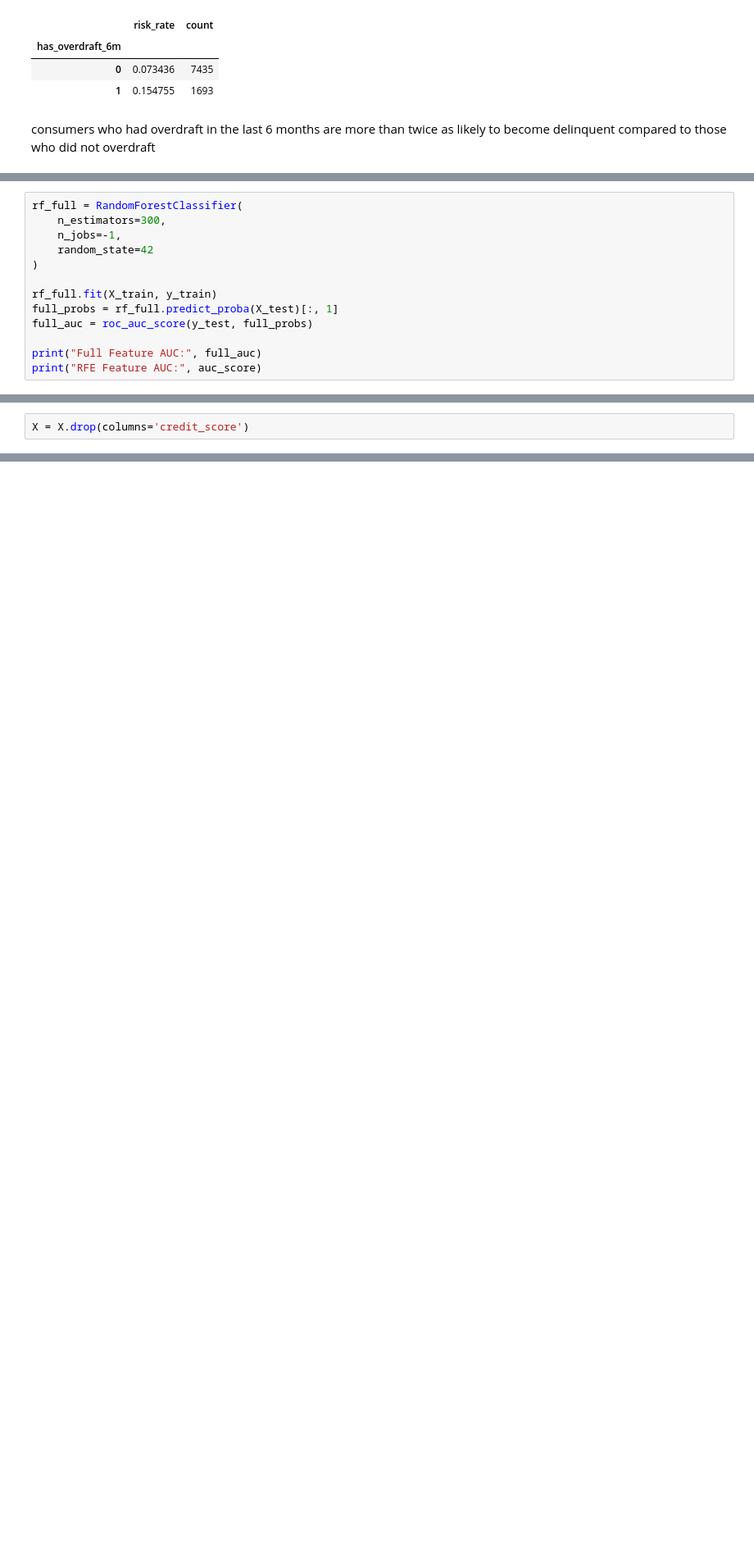
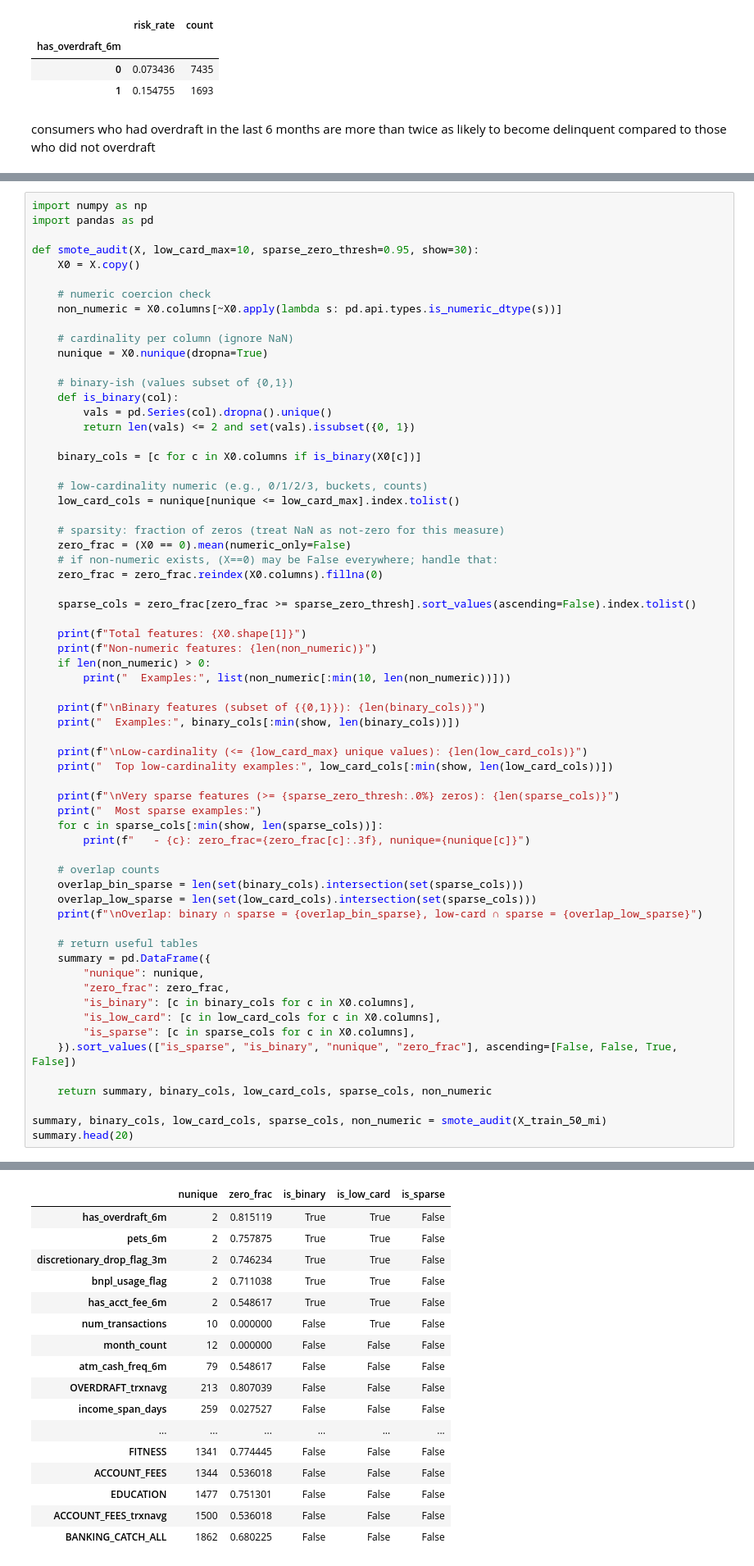
Before and after one commit to elliekwang/DSC180A_B01_2, a Jupyter notebook: Winter_2026/ellie_w5.ipynb, the cells around one changed output, grey strips where cells are left out. Shown at 82% size. Drawn from its saved outputs; the diff is of its cells as text; blank space fills up the shorter version.

```diff
--- a/Winter_2026/ellie_w5.ipynb
+++ b/Winter_2026/ellie_w5.ipynb
@@ -2463,13 +2531,0 @@ Test ROC-AUC: 0.8243893933998101
-# %%
-rf_full = RandomForestClassifier(
-    n_estimators=300,
-    n_jobs=-1,
-    random_state=42
-)
-
-rf_full.fit(X_train, y_train)
-full_probs = rf_full.predict_proba(X_test)[:, 1]
-full_auc = roc_auc_score(y_test, full_probs)
-
-print("Full Feature AUC:", full_auc)
-print("RFE Feature AUC:", auc_score)
@@ -2479,2 +2531,0 @@ RFE Feature AUC: 0.8243893933998101
-# %%
-X = X.drop(columns='credit_score')
@@ -2656,0 +2972,65 @@ CatBoost Classifier
+# %%
+import numpy as np
+import pandas as pd
+
+def smote_audit(X, low_card_max=10, sparse_zero_thresh=0.95, show=30):
+    X0 = X.copy()
+
+    # numeric coercion check
+    non_numeric = X0.columns[~X0.apply(lambda s: pd.api.types.is_numeric_dtype(s))]
+
+    # cardinality per column (ignore NaN)
+    nunique = X0.nunique(dropna=True)
+
+    # binary-ish (values subset of {0,1})
+    def is_binary(col):
+        vals = pd.Series(col).dropna().unique()
+        return len(vals) <= 2 and set(vals).issubset({0, 1})
+
+    binary_cols = [c for c in X0.columns if is_binary(X0[c])]
+
+    # low-cardinality numeric (e.g., 0/1/2/3, buckets, counts)
+    low_card_cols = nunique[nunique <= low_card_max].index.tolist()
+
+    # sparsity: fraction of zeros (treat NaN as not-zero for this measure)
+    zero_frac = (X0 == 0).mean(numeric_only=False)
+    # if non-numeric exists, (X==0) may be False everywhere; handle that:
+    zero_frac = zero_frac.reindex(X0.columns).fillna(0)
+
+    sparse_cols = zero_frac[zero_frac >= sparse_zero_thresh].sort_values(ascending=False).index.tolist()
+
+    print(f"Total features: {X0.shape[1]}")
+    print(f"Non-numeric features: {len(non_numeric)}")
+    if len(non_numeric) > 0:
+        print("  Examples:", list(non_numeric[:min(10, len(non_numeric))]))
+
+    print(f"\nBinary features (subset of {{0,1}}): {len(binary_cols)}")
+    print("  Examples:", binary_cols[:min(show, len(binary_cols))])
+
+    print(f"\nLow-cardinality (<= {low_card_max} unique values): {len(low_card_cols)}")
+    print("  Top low-cardinality examples:", low_card_cols[:min(show, len(low_card_cols))])
+
+    print(f"\nVery sparse features (>= {sparse_zero_thresh:.0%} zeros): {len(sparse_cols)}")
+    print("  Most sparse examples:")
+    for c in sparse_cols[:min(show, len(sparse_cols))]:
+        print(f"   - {c}: zero_frac={zero_frac[c]:.3f}, nunique={nunique[c]}")
+
+    # overlap counts
+    overlap_bin_sparse = len(set(binary_cols).intersection(set(sparse_cols)))
+    overlap_low_sparse = len(set(low_card_cols).intersection(set(sparse_cols)))
+    print(f"\nOverlap: binary ∩ sparse = {overlap_bin_sparse}, low-card ∩ sparse = {overlap_low_sparse}")
+
+    # return useful tables
+    summary = pd.DataFrame({
+        "nunique": nunique,
+        "zero_frac": zero_frac,
+        "is_binary": [c in binary_cols for c in X0.columns],
+        "is_low_card": [c in low_card_cols for c in X0.columns],
+        "is_sparse": [c in sparse_cols for c in X0.columns],
+    }).sort_values(["is_sparse", "is_binary", "nunique", "zero_frac"], ascending=[False, False, True, False])
+
+    return summary, binary_cols, low_card_cols, sparse_cols, non_numeric
+
+summary, binary_cols, low_card_cols, sparse_cols, non_numeric = smote_audit(X_train_50_mi)
+summary.head(20)
+# %% [output]
@@ -2656,0 +3050,17 @@ CatBoost Classifier
+|  | nunique | zero_frac | is_binary | is_low_card | is_sparse |
+| has_overdraft_6m | 2 | 0.815119 | True | True | False |
+| pets_6m | 2 | 0.757875 | True | True | False |
+| discretionary_drop_flag_3m | 2 | 0.746234 | True | True | False |
+| bnpl_usage_flag | 2 | 0.711038 | True | True | False |
+| has_acct_fee_6m | 2 | 0.548617 | True | True | False |
+| num_transactions | 10 | 0.000000 | False | True | False |
+| month_count | 12 | 0.000000 | False | False | False |
+| atm_cash_freq_6m | 79 | 0.548617 | False | False | False |
+| OVERDRAFT_trxnavg | 213 | 0.807039 | False | False | False |
+| income_span_days | 259 | 0.027527 | False | False | False |
+| ... | ... | ... | ... | ... | ... |
+| FITNESS | 1341 | 0.774445 | False | False | False |
+| ACCOUNT_FEES | 1344 | 0.536018 | False | False | False |
+| EDUCATION | 1477 | 0.751301 | False | False | False |
+| ACCOUNT_FEES_trxnavg | 1500 | 0.536018 | False | False | False |
+| BANKING_CATCH_ALL | 1862 | 0.680225 | False | False | False |
```
Also changed, not shown: parts of 70 cells of this notebook.
